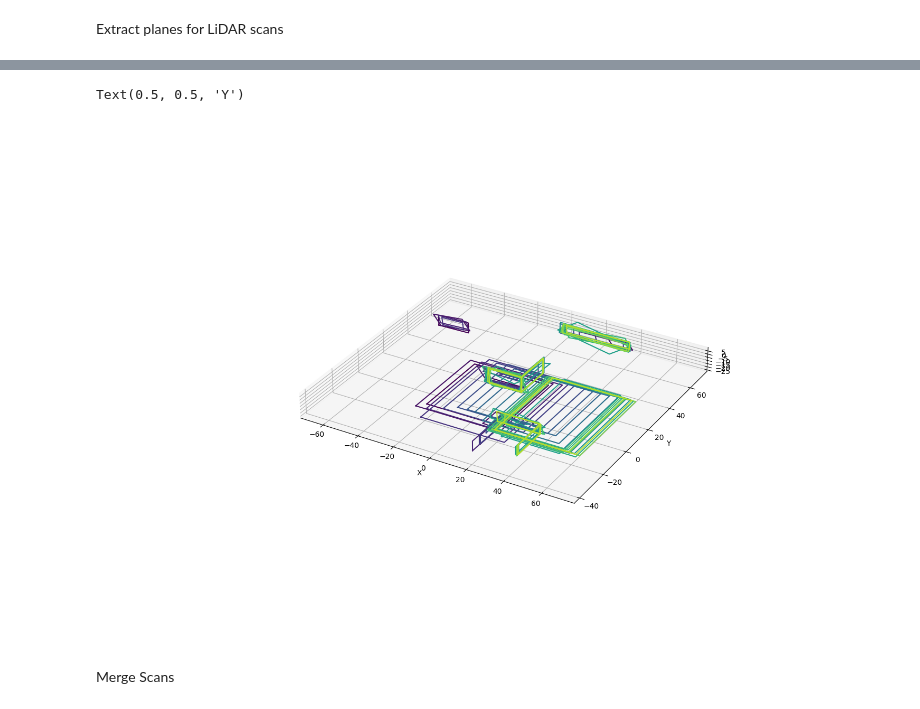
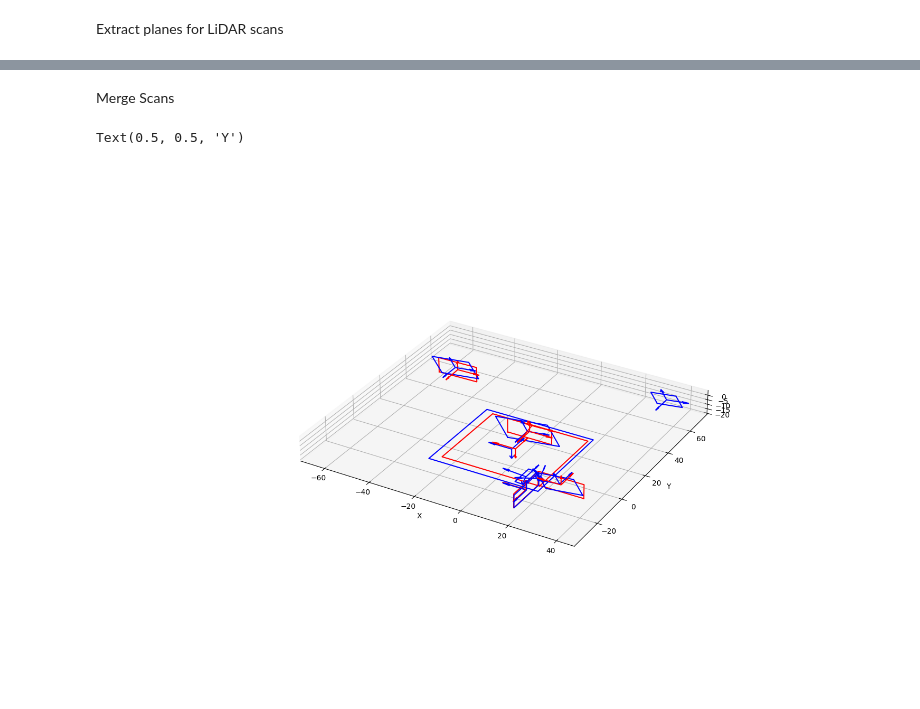
Before and after one commit to Stanford-NavLab/planeslam, a Jupyter notebook: notebooks/airsim_tests.ipynb, the cells around one changed output, grey strips where cells are left out. Drawn from its saved outputs; the diff is of its cells as text; code cells hidden in the pictures.

Commit message:
working on scan merging and plane correspondences

```diff
--- a/notebooks/airsim_tests.ipynb
+++ b/notebooks/airsim_tests.ipynb
@@ -56,25 +58,26 @@ def pc_to_planes(P):
     # Extract planes
     return planes_from_clusters(mesh, clusters, avg_normals)
 # %%
+# Extract scans and planesets
 num_scans = len(PC_data)
 scans = num_scans * [None]
 planesets = num_scans * [None]
 scans_transformed = num_scans * [None]
 for i in range(num_scans):
-    scans[i] = pc_to_scan(PC_data[i])
-    r = R.from_quat(drone_orientations[i,:])
-    scans[i].transform(r.as_matrix(), drone_positions[i,:])
+    # scans[i] = pc_to_scan(PC_data[i])
+    # r = R.from_quat(drone_orientations[i,:])
+    # scans[i].transform(r.as_matrix(), drone_positions[i,:])
 
     planesets[i] = pc_to_planes(PC_data[i])
 # %%
+# Plot scans
 fig = plt.figure(figsize=(15,10))
 ax = fig.add_subplot(1, 1, 1, projection='3d')
 cmap = cm.get_cmap('viridis')
 cmap_idxs = int(len(cmap.colors) / num_scans) * np.arange(num_scans)
 colors = np.asarray(cmap.colors)[cmap_idxs,:]
-for i, planes in enumerate(planesets):
-    for p in planes:
-        p.plot(ax, color=colors[i])
+for i, s in enumerate(scans):
+    s.plot(ax, color=colors[i])
 ax.set_box_aspect((np.ptp(PC_data[0][:,0]), np.ptp(PC_data[0][:,1]), np.ptp(PC_data[0][:,2])))
 ax.set_xlabel("X")
 ax.set_ylabel("Y")
@@ -84,16 +84,18 @@ Text(0.5, 0.5, 'Y')
-# %%
-fig = plt.figure(figsize=(15,10))
-ax = fig.add_subplot(1, 1, 1, projection='3d')
-cmap = cm.get_cmap('viridis')
-cmap_idxs = int(len(cmap.colors) / num_scans) * np.arange(num_scans)
-colors = np.asarray(cmap.colors)[cmap_idxs,:]
-for i, s in enumerate(scans):
-    s.plot(ax, color=colors[i])
-ax.set_box_aspect((np.ptp(PC_data[0][:,0]), np.ptp(PC_data[0][:,1]), np.ptp(PC_data[0][:,2])))
-ax.set_xlabel("X")
-ax.set_ylabel("Y")
-# %% [output]
-Text(0.5, 0.5, 'Y')
-[figure, removed]
 # %% [markdown]
 Merge Scans
+# %%
+# Plot planesets
+fig = plt.figure(figsize=(15,10))
+ax = fig.add_subplot(1, 1, 1, projection='3d')
+colors = ['r', 'b']
+for i, planes in enumerate(planesets[0:2]):
+    for p in planes:
+        r = R.from_quat(drone_orientations[i,:])
+        p.transform(r.as_matrix(), drone_positions[i,:])
+        p.plot(ax, color=colors[i], show_normal=True)
+ax.set_box_aspect((np.ptp(PC_data[0][:,0]), np.ptp(PC_data[0][:,1]), np.ptp(PC_data[0][:,2])))
+ax.set_xlabel("X")
+ax.set_ylabel("Y")
+# %% [output]
+Text(0.5, 0.5, 'Y')
+[figure, added]
```
Also changed, not shown: parts of 10 cells of this notebook, 5 other files.
